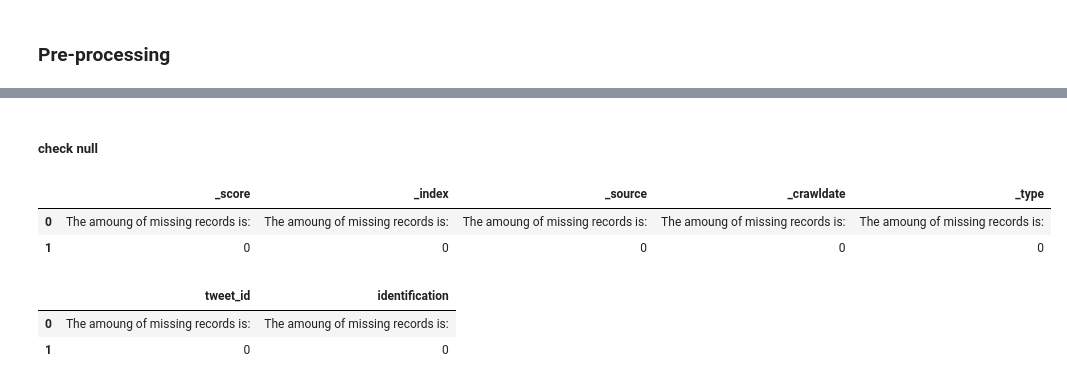
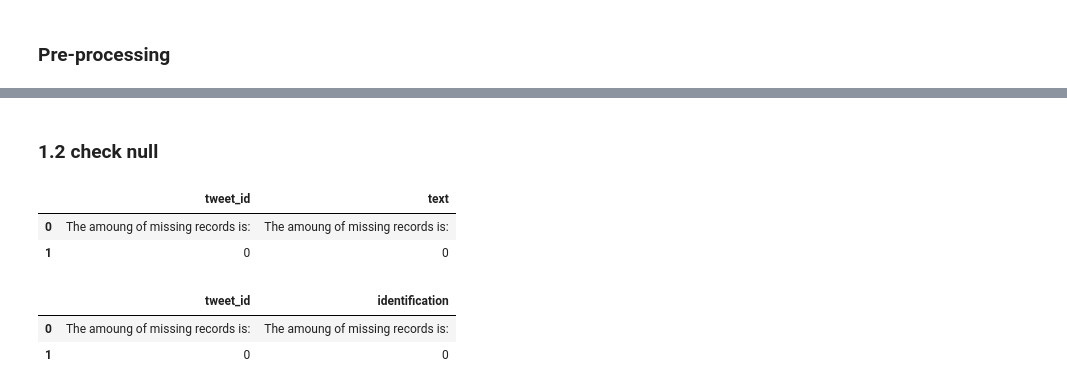
Before and after one commit to Judy-Hsieh/DM2022-Lab2-Homework, a Jupyter notebook: DM2022-Lab2-Homework.ipynb, the cells around one changed output, grey strips where cells are left out. Saved outputs shown, nothing was run; the diff lists cells and outputs as text; code cells hidden in the pictures.

```diff
--- a/DM2022-Lab2-Homework.ipynb
+++ b/DM2022-Lab2-Homework.ipynb
@@ -60 +67,13 @@ https://github.com/Judy-Hsieh/DM2022-Lab2-Master.git
+# %%
+text_list = []
+id_list = []
+with open("./data/tweets_DM.json","r")as f :
+    json_list = f.readlines()
+    for data_json in json_list:
+        data = json.loads(data_json)
+        text_list.append(''.join(data['_source']['tweet']['text']))
+        id_list.append(data['_source']['tweet']['tweet_id'])
+# %%
+data_tweet = {"tweet_id": id_list,"text": text_list}
+data_tweet = pd.DataFrame(data_tweet)
 # %%
@@ -75,11 +82,11 @@ with open('data/tweets_DM.json') as f:
 # %% [markdown]
-##### check null
+### 1.2 check null
 # %%
-raw_data.isnull().apply(lambda x: dmh.check_missing_values(x))
+data_tweet.isnull().apply(lambda x: dmh.check_missing_values(x))
 # %% [output]
-|  | _score | _index | _source | _crawldate | _type |
-| 0 | The amoung of missing records is: | The amoung of missing records is: | The amoung of missing records is: | The amoung of missing records is: | The amoung of missing records is: |
-| 1 | 0 | 0 | 0 | 0 | 0 |
+|  | tweet_id | text |
+| 0 | The amoung of missing records is: | The amoung of missing records is: |
+| 1 | 0 | 0 |
 # %%
 data_identification.isnull().apply(lambda x: dmh.check_missing_values(x))
 # %% [output]
```
Also changed, not shown: parts of 77 cells of this notebook.
